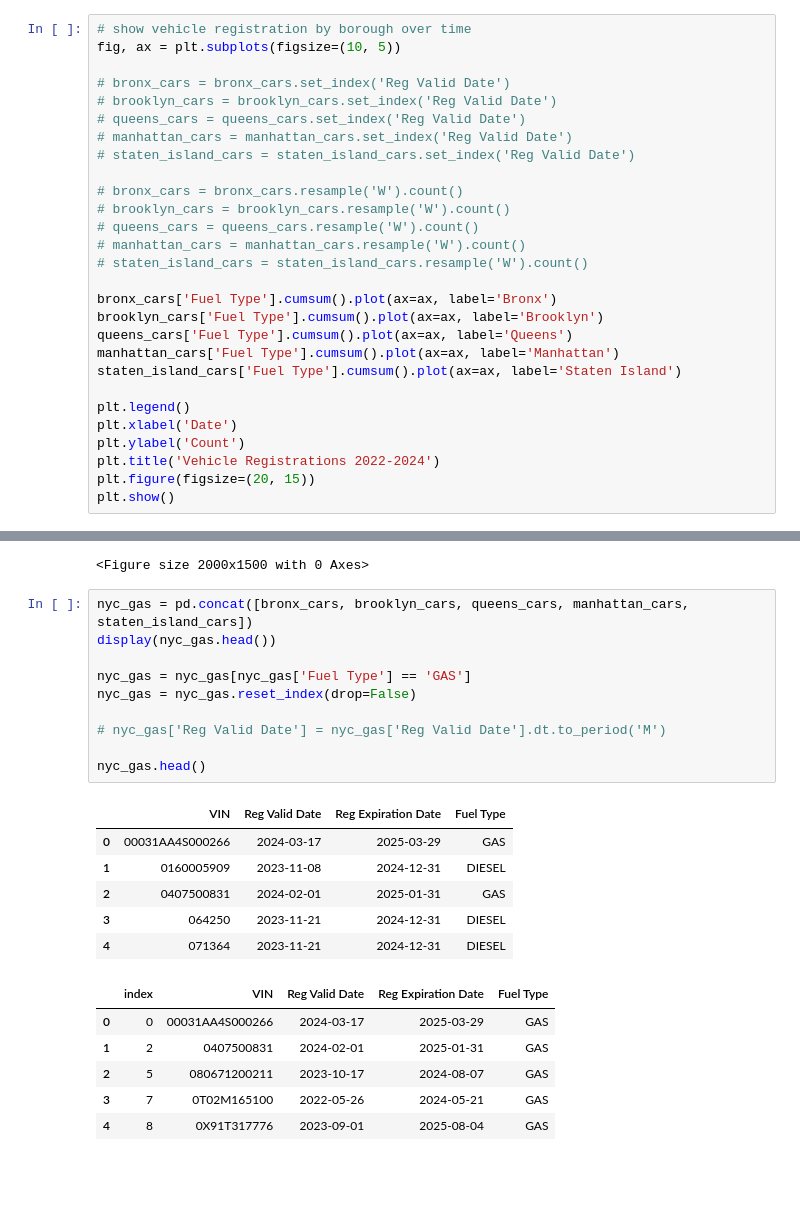
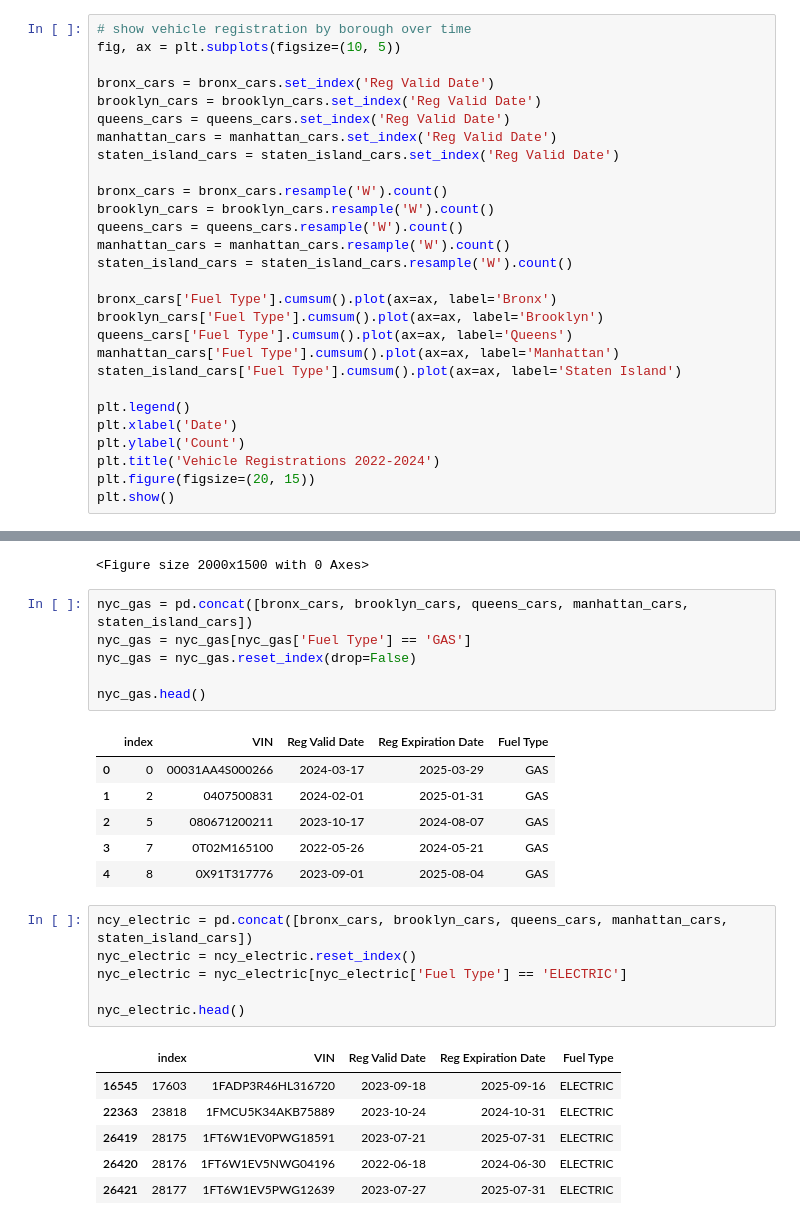
Before and after one commit to heidthecamp/CU-VIRT-AI-PT-03-2024-U-LOLC-PROJECT-1, a Jupyter notebook: displaying_data.ipynb, the cells around one changed output, grey strips where cells are left out. Cells and saved outputs as stored; diff of their text form; blank space fills up the shorter version.

Commit message:
updates to Air Quality tracking, and displaying data

```diff
--- a/displaying_data.ipynb
+++ b/displaying_data.ipynb
@@ -224,17 +142,17 @@ plt.show()
 # show vehicle registration by borough over time
 fig, ax = plt.subplots(figsize=(10, 5))
 
-# bronx_cars = bronx_cars.set_index('Reg Valid Date')
-# brooklyn_cars = brooklyn_cars.set_index('Reg Valid Date')
-# queens_cars = queens_cars.set_index('Reg Valid Date')
-# manhattan_cars = manhattan_cars.set_index('Reg Valid Date')
-# staten_island_cars = staten_island_cars.set_index('Reg Valid Date')
+bronx_cars = bronx_cars.set_index('Reg Valid Date')
+brooklyn_cars = brooklyn_cars.set_index('Reg Valid Date')
+queens_cars = queens_cars.set_index('Reg Valid Date')
+manhattan_cars = manhattan_cars.set_index('Reg Valid Date')
+staten_island_cars = staten_island_cars.set_index('Reg Valid Date')
 
-# bronx_cars = bronx_cars.resample('W').count()
-# brooklyn_cars = brooklyn_cars.resample('W').count()
-# queens_cars = queens_cars.resample('W').count()
-# manhattan_cars = manhattan_cars.resample('W').count()
-# staten_island_cars = staten_island_cars.resample('W').count()
+bronx_cars = bronx_cars.resample('W').count()
+brooklyn_cars = brooklyn_cars.resample('W').count()
+queens_cars = queens_cars.resample('W').count()
+manhattan_cars = manhattan_cars.resample('W').count()
+staten_island_cars = staten_island_cars.resample('W').count()
 
 bronx_cars['Fuel Type'].cumsum().plot(ax=ax, label='Bronx')
 brooklyn_cars['Fuel Type'].cumsum().plot(ax=ax, label='Brooklyn')
@@ -253,24 +171,27 @@ plt.show()
 <Figure size 2000x1500 with 0 Axes>
 # %%
 nyc_gas = pd.concat([bronx_cars, brooklyn_cars, queens_cars, manhattan_cars, staten_island_cars])
-display(nyc_gas.head())
-
 nyc_gas = nyc_gas[nyc_gas['Fuel Type'] == 'GAS']
 nyc_gas = nyc_gas.reset_index(drop=False)
 
-# nyc_gas['Reg Valid Date'] = nyc_gas['Reg Valid Date'].dt.to_period('M')
-
 nyc_gas.head()
 # %% [output]
-|  | VIN | Reg Valid Date | Reg Expiration Date | Fuel Type |
-| 0 | 00031AA4S000266 | 2024-03-17 | 2025-03-29 | GAS |
-| 1 | 0160005909 | 2023-11-08 | 2024-12-31 | DIESEL |
-| 2 | 0407500831 | 2024-02-01 | 2025-01-31 | GAS |
-| 3 | 064250 | 2023-11-21 | 2024-12-31 | DIESEL |
-| 4 | 071364 | 2023-11-21 | 2024-12-31 | DIESEL |
+|  | index | VIN | Reg Valid Date | Reg Expiration Date | Fuel Type |
+| 0 | 0 | 00031AA4S000266 | 2024-03-17 | 2025-03-29 | GAS |
+| 1 | 2 | 0407500831 | 2024-02-01 | 2025-01-31 | GAS |
+| 2 | 5 | 080671200211 | 2023-10-17 | 2024-08-07 | GAS |
+| 3 | 7 | 0T02M165100 | 2022-05-26 | 2024-05-21 | GAS |
+| 4 | 8 | 0X91T317776 | 2023-09-01 | 2025-08-04 | GAS |
-|  | index | VIN | Reg Valid Date | Reg Expiration Date | Fuel Type |
-| 0 | 0 | 00031AA4S000266 | 2024-03-17 | 2025-03-29 | GAS |
-| 1 | 2 | 0407500831 | 2024-02-01 | 2025-01-31 | GAS |
-| 2 | 5 | 080671200211 | 2023-10-17 | 2024-08-07 | GAS |
-| 3 | 7 | 0T02M165100 | 2022-05-26 | 2024-05-21 | GAS |
-| 4 | 8 | 0X91T317776 | 2023-09-01 | 2025-08-04 | GAS |
+# %%
+ncy_electric = pd.concat([bronx_cars, brooklyn_cars, queens_cars, manhattan_cars, staten_island_cars])
+nyc_electric = ncy_electric.reset_index()
+nyc_electric = nyc_electric[nyc_electric['Fuel Type'] == 'ELECTRIC']
+
+nyc_electric.head()
+# %% [output]
+|  | index | VIN | Reg Valid Date | Reg Expiration Date | Fuel Type |
+| 16545 | 17603 | 1FADP3R46HL316720 | 2023-09-18 | 2025-09-16 | ELECTRIC |
+| 22363 | 23818 | 1FMCU5K34AKB75889 | 2023-10-24 | 2024-10-31 | ELECTRIC |
+| 26419 | 28175 | 1FT6W1EV0PWG18591 | 2023-07-21 | 2025-07-31 | ELECTRIC |
+| 26420 | 28176 | 1FT6W1EV5NWG04196 | 2022-06-18 | 2024-06-30 | ELECTRIC |
+| 26421 | 28177 | 1FT6W1EV5PWG12639 | 2023-07-27 | 2025-07-31 | ELECTRIC |
```
Also changed, not shown: parts of 6 cells of this notebook, 2 other files.
